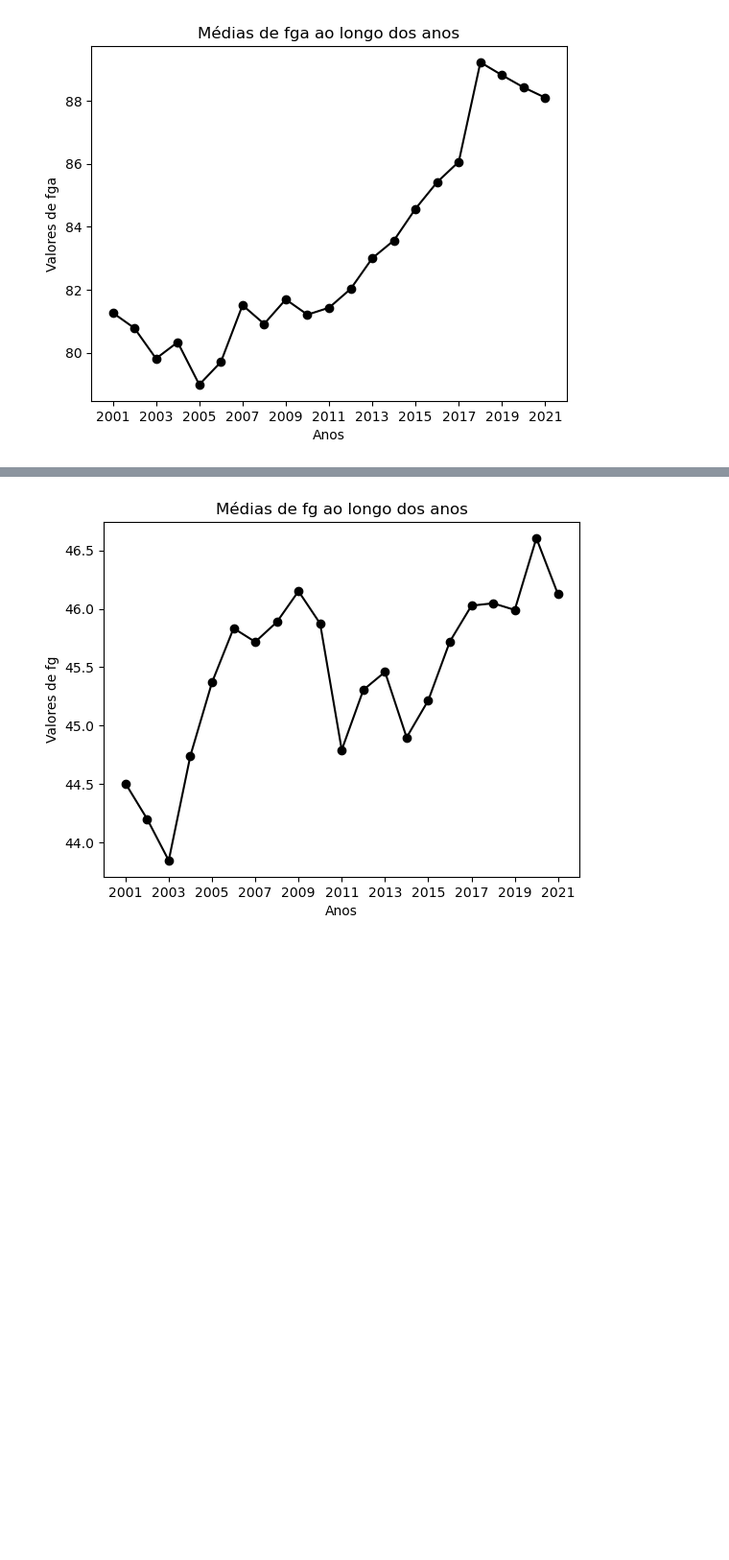
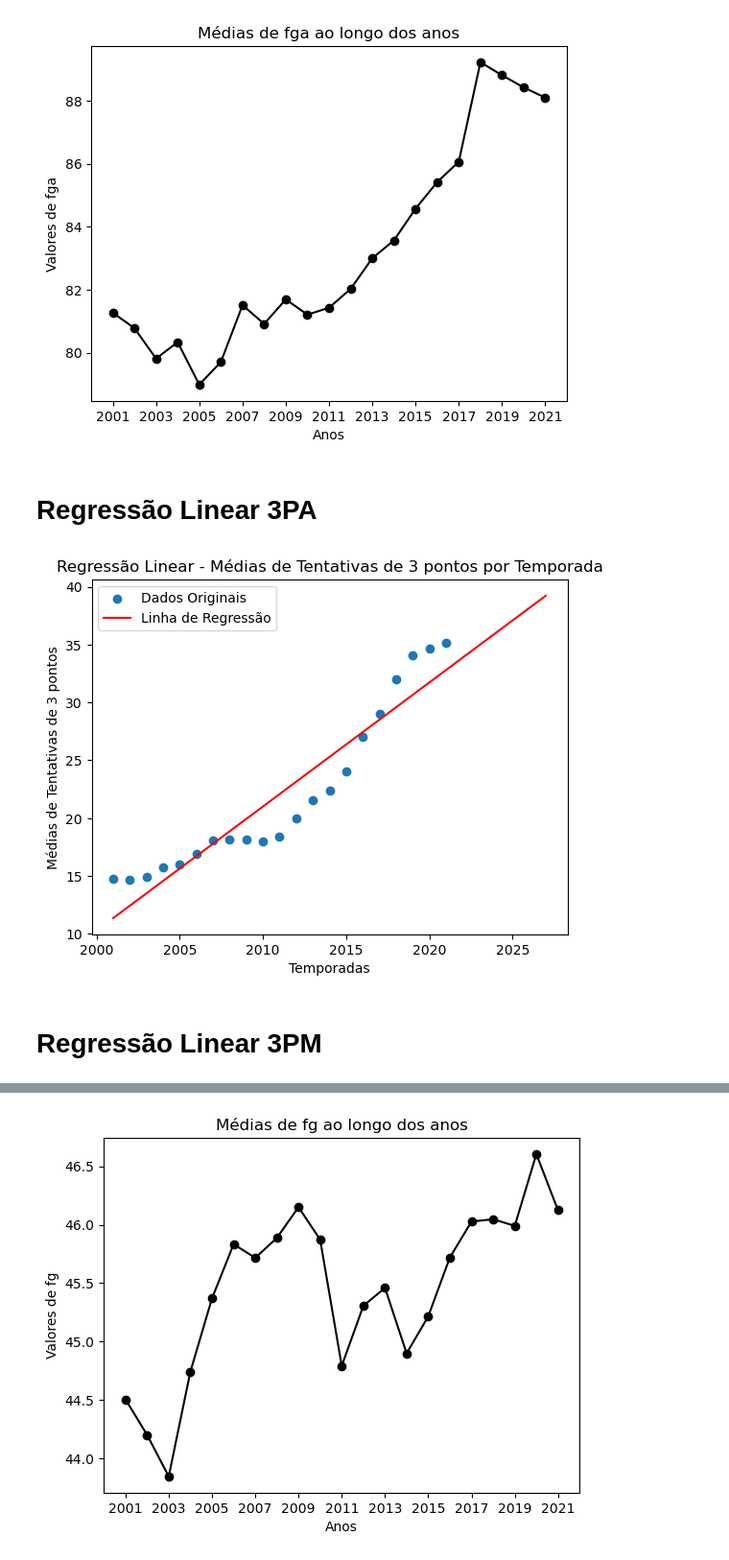
Before and after one commit to herozandn/DataScience, a Jupyter notebook: Untitled.ipynb, the cells around one changed output, grey strips where cells are left out. Shown at 96% size. Saved outputs shown, nothing was run; the diff lists cells and outputs as text; code cells hidden in the pictures; blank space fills up the shorter version.

```diff
--- a/Untitled.ipynb
+++ b/Untitled.ipynb
@@ -161,3 +172,38 @@ mpl.xticks(y[::2])
 mpl.show()
 # %% [output]
 [figure]
+# %% [markdown]
+# Regressão Linear **3PA**
+# %%
+# Fazendo a transformação para o modelo de regressão
+
+temp = [[temporada] for temporada in y]
+medias_3pa_2 = [[media] for media in medias_3pa]
+
+# Criando o modelo
+modelo = LinearRegression()
+modelo.fit(temp, medias_3pa_2)
+proximas_temporadas = [[temporada] for temporada in range(2023, 2028)]
+previsoes = modelo.predict(proximas_temporadas)
+# %%
+mpl.scatter(temp, medias_3pa_2, label='Dados Originais')
+
+# Plotando a linha de regressão
+mpl.plot(temp + proximas_temporadas, modelo.predict(temp + proximas_temporadas), color='red', label='Linha de Regressão')
+
+# Adicionando rótulos aos eixos
+mpl.xlabel('Temporadas')
+mpl.ylabel('Médias de Tentativas de 3 pontos')
+
+# Adicionando um título ao gráfico
+mpl.title('Regressão Linear - Médias de Tentativas de 3 pontos por Temporada')
+
+# Adicionando uma legenda
+mpl.legend()
+
+# Exibindo o gráfico
+mpl.show()
+# %% [output]
+[figure, added]
+# %% [markdown]
+# Regressão Linear **3PM**
```
Also changed, not shown: parts of 7 cells of this notebook, 1 other file.
